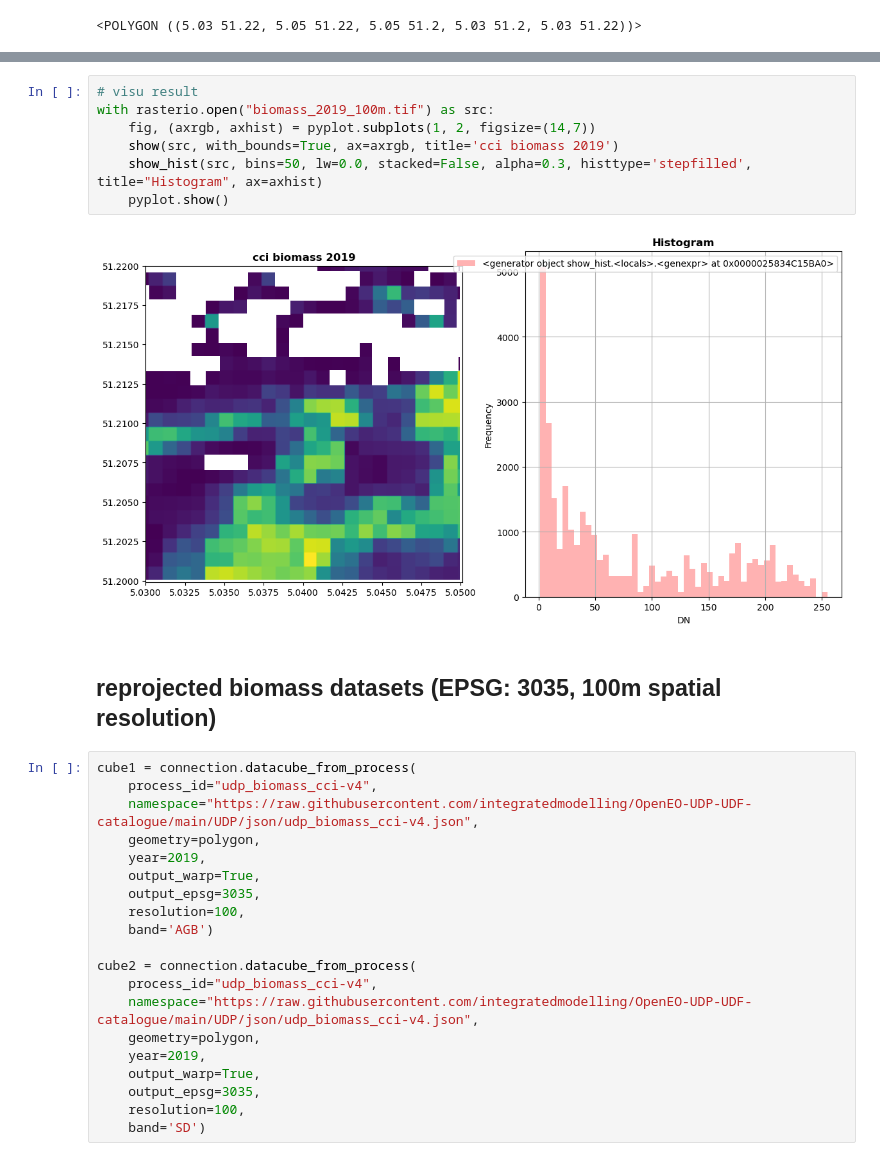
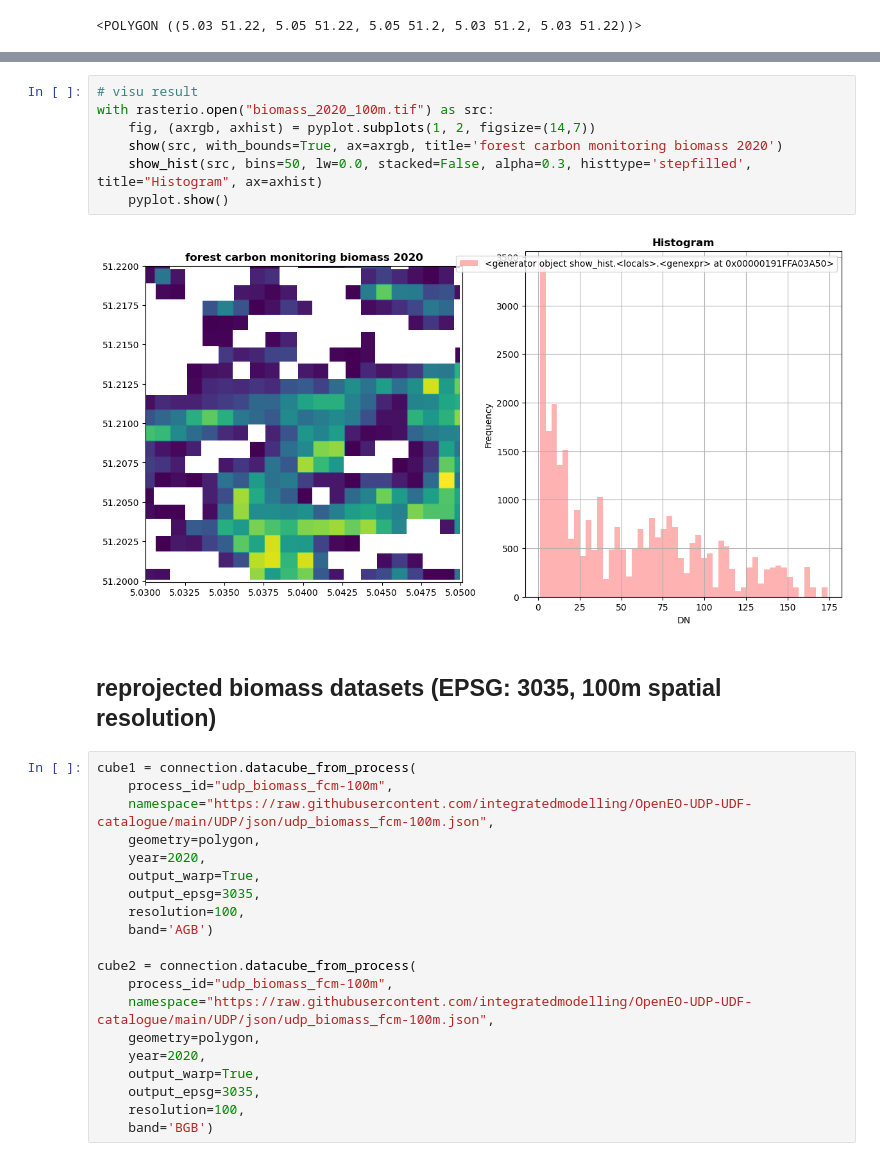
Before and after one commit to integratedmodelling/OpenEO-UDP-UDF-catalogue, a Jupyter notebook: examples/tests_FCM-100m_biomass_UDP.ipynb, the cells around one changed output, grey strips where cells are left out. Cells and saved outputs as stored; diff of their text form.

```diff
--- a/examples/tests_FCM-100m_biomass_UDP.ipynb
+++ b/examples/tests_FCM-100m_biomass_UDP.ipynb
@@ -41,33 +41,33 @@ Wall time: 14.4 s
 # %%
 # visu result
-with rasterio.open("biomass_2019_100m.tif") as src:
+with rasterio.open("biomass_2020_100m.tif") as src:
     fig, (axrgb, axhist) = pyplot.subplots(1, 2, figsize=(14,7))
-    show(src, with_bounds=True, ax=axrgb, title='cci biomass 2019')
+    show(src, with_bounds=True, ax=axrgb, title='forest carbon monitoring biomass 2020')
     show_hist(src, bins=50, lw=0.0, stacked=False, alpha=0.3, histtype='stepfilled', title="Histogram", ax=axhist)
     pyplot.show()
 # %% [output]
-[figure, old version]
+[figure, new version]
 # %% [markdown]
 ## reprojected biomass datasets (EPSG: 3035, 100m  spatial resolution)
 # %%
 cube1 = connection.datacube_from_process(
-    process_id="udp_biomass_cci-v4",
-    namespace="https://raw.githubusercontent.com/integratedmodelling/OpenEO-UDP-UDF-catalogue/main/UDP/json/udp_biomass_cci-v4.json",
+    process_id="udp_biomass_fcm-100m",
+    namespace="https://raw.githubusercontent.com/integratedmodelling/OpenEO-UDP-UDF-catalogue/main/UDP/json/udp_biomass_fcm-100m.json",
     geometry=polygon,
-    year=2019,
+    year=2020,
     output_warp=True,
     output_epsg=3035,
     resolution=100,
     band='AGB')
 
 cube2 = connection.datacube_from_process(
-    process_id="udp_biomass_cci-v4",
-    namespace="https://raw.githubusercontent.com/integratedmodelling/OpenEO-UDP-UDF-catalogue/main/UDP/json/udp_biomass_cci-v4.json",
+    process_id="udp_biomass_fcm-100m",
+    namespace="https://raw.githubusercontent.com/integratedmodelling/OpenEO-UDP-UDF-catalogue/main/UDP/json/udp_biomass_fcm-100m.json",
     geometry=polygon,
-    year=2019,
+    year=2020,
     output_warp=True,
     output_epsg=3035,
     resolution=100,
-    band='SD')
+    band='BGB')
 # %%
 # get datasets
```
Also changed, not shown: parts of 6 cells of this notebook, 1 other file.
